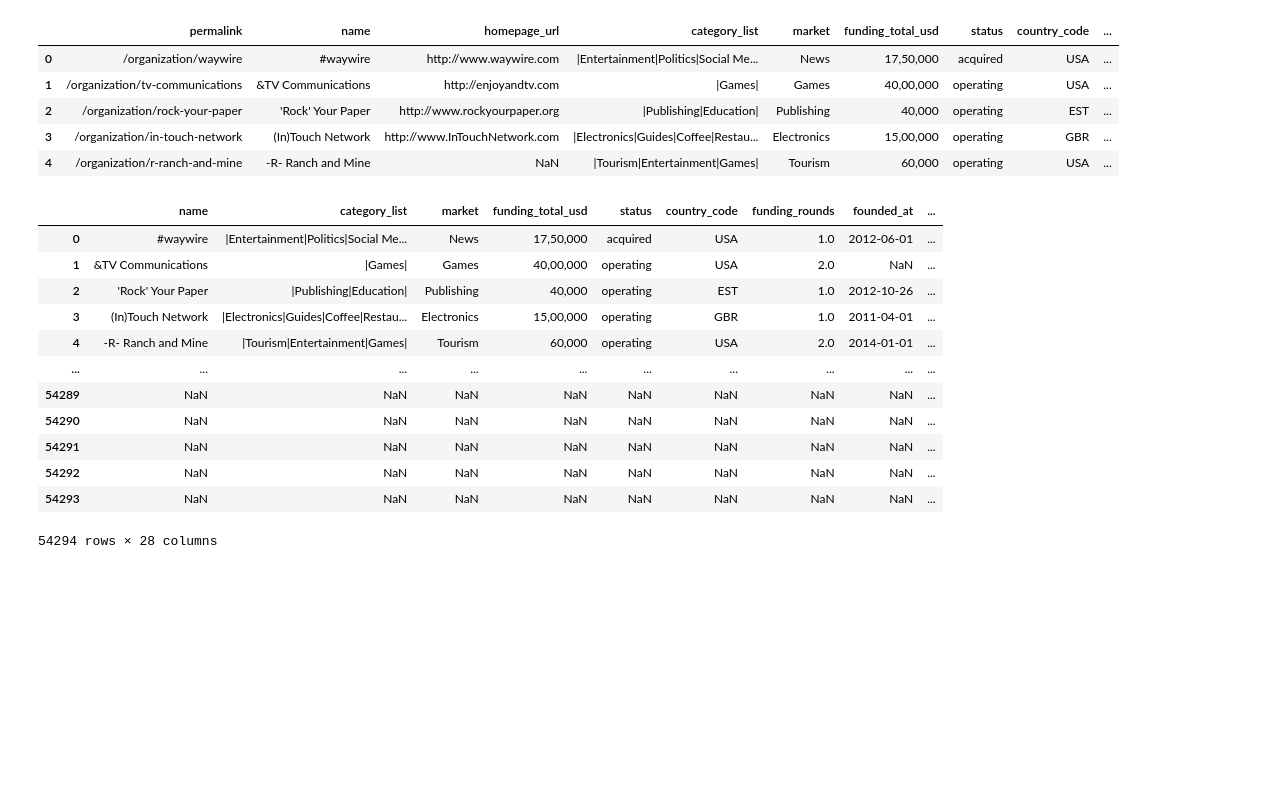
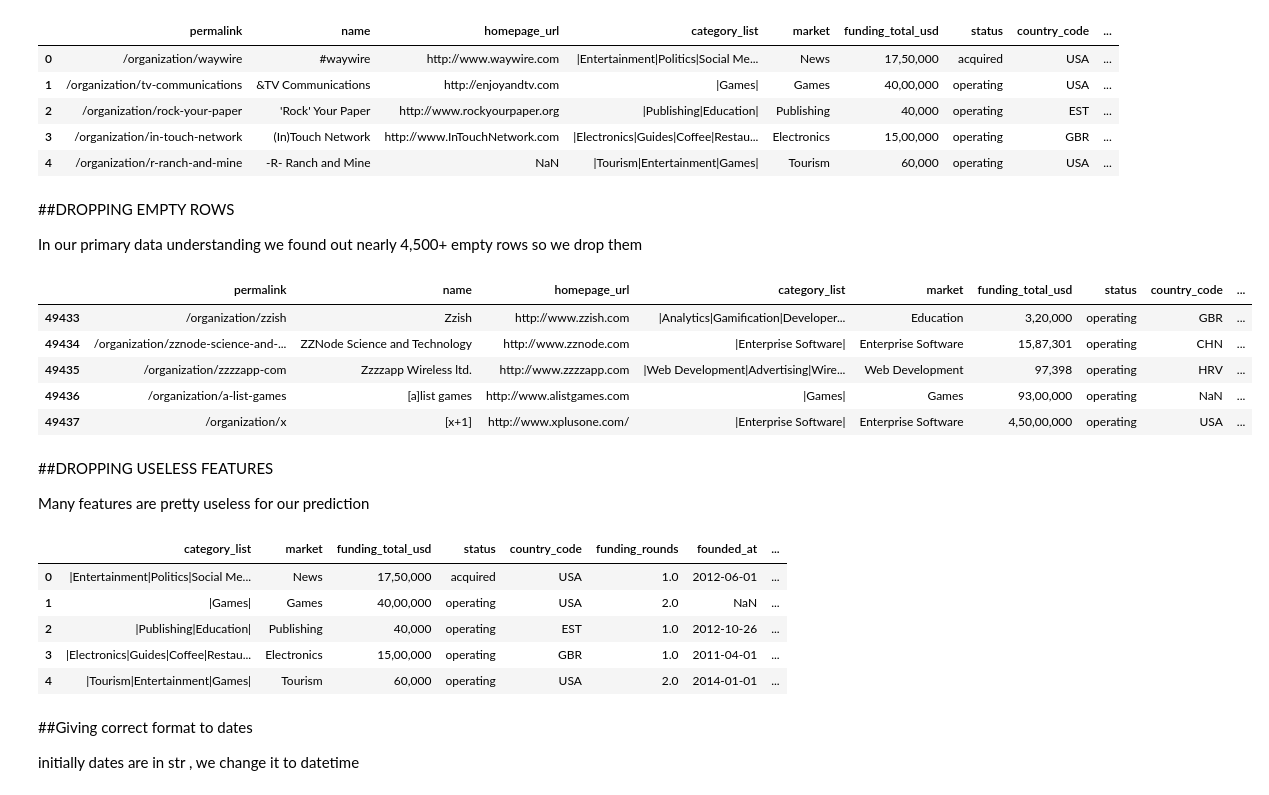
Before and after one commit to karthiii-k/Startup-outcome-intelligence, a Jupyter notebook: notebooks/Data_preperation.ipynb, the cells around one changed output. Saved outputs shown, nothing was run; the diff lists cells and outputs as text; code cells hidden in the pictures; blank space fills up the shorter version.

```diff
--- a/notebooks/Data_preperation.ipynb
+++ b/notebooks/Data_preperation.ipynb
@@ -29,19 +30,37 @@ df.head()
 | 2 | /organization/rock-your-paper | 'Rock' Your Paper | http://www.rockyourpaper.org | |Publishing|Education| | Publishing | 40,000 | operating | EST | ... |
 | 3 | /organization/in-touch-network | (In)Touch Network | http://www.InTouchNetwork.com | |Electronics|Guides|Coffee|Restau... | Electronics | 15,00,000 | operating | GBR | ... |
 | 4 | /organization/r-ranch-and-mine | -R- Ranch and Mine | NaN | |Tourism|Entertainment|Games| | Tourism | 60,000 | operating | USA | ... |
+# %% [markdown]
+##DROPPING EMPTY ROWS
+
+In our primary data understanding we found out nearly 4,500+ empty rows so we drop them
+# %%
+df=df.drop(df[df['permalink'].isna()].index,axis=0)
+# %%
+df.tail()
+# %% [output]
+|  | permalink | name | homepage_url | category_list | market | funding_total_usd | status | country_code | ... |
+| 49433 | /organization/zzish | Zzish | http://www.zzish.com | |Analytics|Gamification|Developer... | Education | 3,20,000 | operating | GBR | ... |
+| 49434 | /organization/zznode-science-and-... | ZZNode Science and Technology | http://www.zznode.com | |Enterprise Software| | Enterprise Software | 15,87,301 | operating | CHN | ... |
+| 49435 | /organization/zzzzapp-com | Zzzzapp Wireless ltd. | http://www.zzzzapp.com | |Web Development|Advertising|Wire... | Web Development | 97,398 | operating | HRV | ... |
+| 49436 | /organization/a-list-games | [a]list games | http://www.alistgames.com | |Games| | Games | 93,00,000 | operating | NaN | ... |
+| 49437 | /organization/x | [x+1] | http://www.xplusone.com/ | |Enterprise Software| | Enterprise Software | 4,50,00,000 | operating | USA | ... |
+# %% [markdown]
+##DROPPING USELESS FEATURES
+
+Many features are pretty useless for our prediction
 # %%
-df.drop(columns=["permalink","homepage_url","state_code","region","city","founded_month","founded_quarter","private_equity","post_ipo_equity","post_ipo_debt","secondary_market"])
+df=df.drop(columns=["permalink","name","homepage_url","state_code","region","city","founded_month","founded_year","founded_quarter","private_equity","post_ipo_equity","post_ipo_debt","secondary_market"])
-# %% [output]
-|  | name | category_list | market | funding_total_usd | status | country_code | funding_rounds | founded_at | ... |
-| 0 | #waywire | |Entertainment|Politics|Social Me... | News | 17,50,000 | acquired | USA | 1.0 | 2012-06-01 | ... |
-| 1 | &TV Communications | |Games| | Games | 40,00,000 | operating | USA | 2.0 | NaN | ... |
-| 2 | 'Rock' Your Paper | |Publishing|Education| | Publishing | 40,000 | operating | EST | 1.0 | 2012-10-26 | ... |
-| 3 | (In)Touch Network | |Electronics|Guides|Coffee|Restau... | Electronics | 15,00,000 | operating | GBR | 1.0 | 2011-04-01 | ... |
-| 4 | -R- Ranch and Mine | |Tourism|Entertainment|Games| | Tourism | 60,000 | operating | USA | 2.0 | 2014-01-01 | ... |
-| ... | ... | ... | ... | ... | ... | ... | ... | ... | ... |
-| 54289 | NaN | NaN | NaN | NaN | NaN | NaN | NaN | NaN | ... |
-| 54290 | NaN | NaN | NaN | NaN | NaN | NaN | NaN | NaN | ... |
-| 54291 | NaN | NaN | NaN | NaN | NaN | NaN | NaN | NaN | ... |
-| 54292 | NaN | NaN | NaN | NaN | NaN | NaN | NaN | NaN | ... |
-| 54293 | NaN | NaN | NaN | NaN | NaN | NaN | NaN | NaN | ... |
-54294 rows × 28 columns
+# %%
+df.head()
+# %% [output]
+|  | category_list | market | funding_total_usd | status | country_code | funding_rounds | founded_at | ... |
+| 0 | |Entertainment|Politics|Social Me... | News | 17,50,000 | acquired | USA | 1.0 | 2012-06-01 | ... |
+| 1 | |Games| | Games | 40,00,000 | operating | USA | 2.0 | NaN | ... |
+| 2 | |Publishing|Education| | Publishing | 40,000 | operating | EST | 1.0 | 2012-10-26 | ... |
+| 3 | |Electronics|Guides|Coffee|Restau... | Electronics | 15,00,000 | operating | GBR | 1.0 | 2011-04-01 | ... |
+| 4 | |Tourism|Entertainment|Games| | Tourism | 60,000 | operating | USA | 2.0 | 2014-01-01 | ... |
+# %% [markdown]
+##Giving correct format to dates
+
+initially dates are in str , we change it to datetime
```
Also changed, not shown: parts of 14 cells of this notebook.
